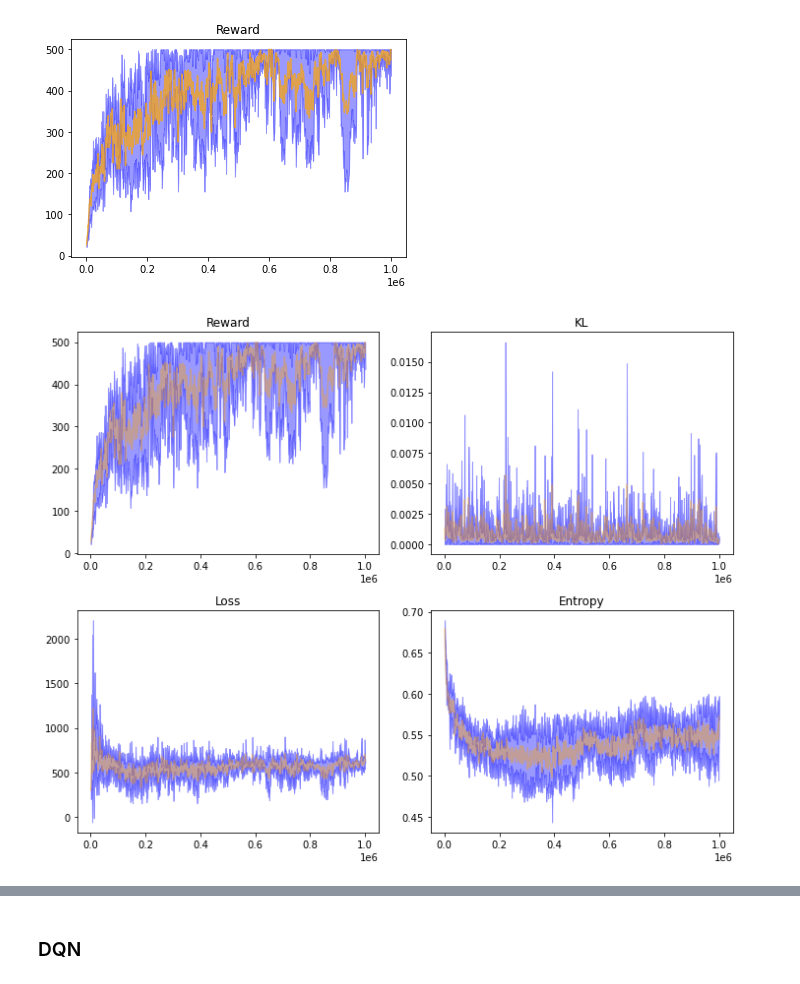
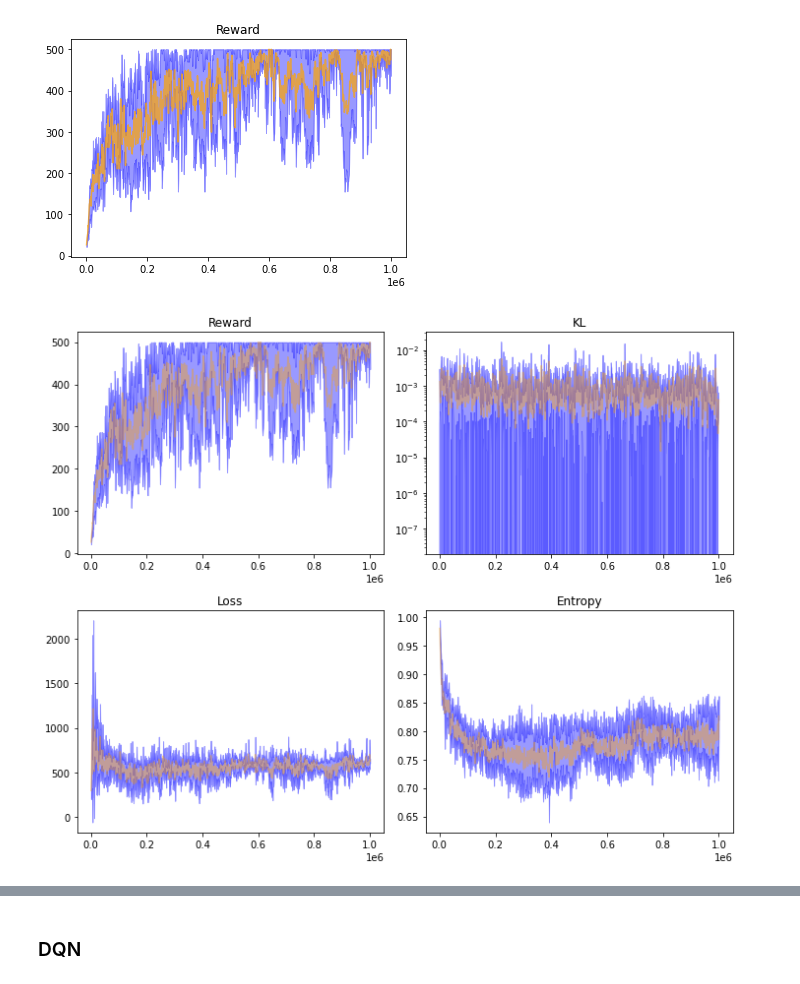
Before and after one commit to riccardodv/MirrorRL, a Jupyter notebook: analyse.ipynb, the cells around one changed output, grey strips where cells are left out. Cells and saved outputs as stored; diff of their text form; code cells hidden in the pictures.

```diff
--- a/analyse.ipynb
+++ b/analyse.ipynb
@@ -272,7 +271,7 @@ plt.savefig("./Figures/a2c_cartpole_reward_"+path.replace("/","_")+".pdf", forma
 # %% [output]
 [figure]
 # %%
-def plot_rlberry_exp(path, time = False):
+def plot_rlberry_exp(path, time = False, id_env = "cartpole"):
     df = pd.read_csv(path + "/data.csv")
     df = df[(df["tag"]=="eval_rewards") | (df["tag"]=="loss") | (df["tag"]=="kl") | (df["tag"]=="ent")]
     df = df.pivot_table(index= "global_step", columns="tag", aggfunc=[np.mean,  np.std])
@@ -307,13 +306,18 @@ def plot_rlberry_exp(path, time = False):
     axs[0, 1].fill_between(xfit, np.maximum(yfit - dyfit,0), yfit+dyfit, color='blue', alpha=0.4)
     axs[0, 1].plot(xfit, yfit, color='orange', alpha=0.4)
     axs[0, 1].set_title("KL")
+    axs[0, 1].set_yscale('log')
 
     if time:
        xfit = df["mean"]["dw_time_elapsed"]["ent"]
     else:
         xfit = df.index
-    yfit = df["mean"]["value"]["ent"]
-    dyfit = df["std"]["value"]["ent"]
+    if id_env == "cartpole":
+        yfit = df["mean"]["value"]["ent"]/np.log(2)
+        dyfit = df["std"]["value"]["ent"]/np.log(2)
+    elif id_env == "acrobot":
+        yfit = df["mean"]["value"]["ent"]/np.log(3)
+        dyfit = df["std"]["value"]["ent"]/np.log(3)
     axs[1, 1].fill_between(xfit, np.maximum(yfit - dyfit,0), yfit+dyfit, color='blue', alpha=0.4)
     axs[1, 1].plot(xfit, yfit, color='orange', alpha=0.4)
     axs[1, 1].set_title("Entropy")
@@ -321,9 +325,9 @@ def plot_rlberry_exp(path, time = False):
     fig.tight_layout()
 # %%
 path = "results/solving_cartpole/a2c_cartpole/22/manager_data"
-plot_rlberry_exp(path)
+plot_rlberry_exp(path, id_env="cartpole")
 plt.savefig("./Figures/a2c_cartpole_"+path.replace("/","_")+".pdf", format='pdf')
 # %% [output]
-[figure, old version]
+[figure, new version]
 # %%
 path = "results/solving_acrobot/a2c_cartpole/2/manager_data"
```
Also changed, not shown: parts of 18 cells of this notebook, 1 other file.
